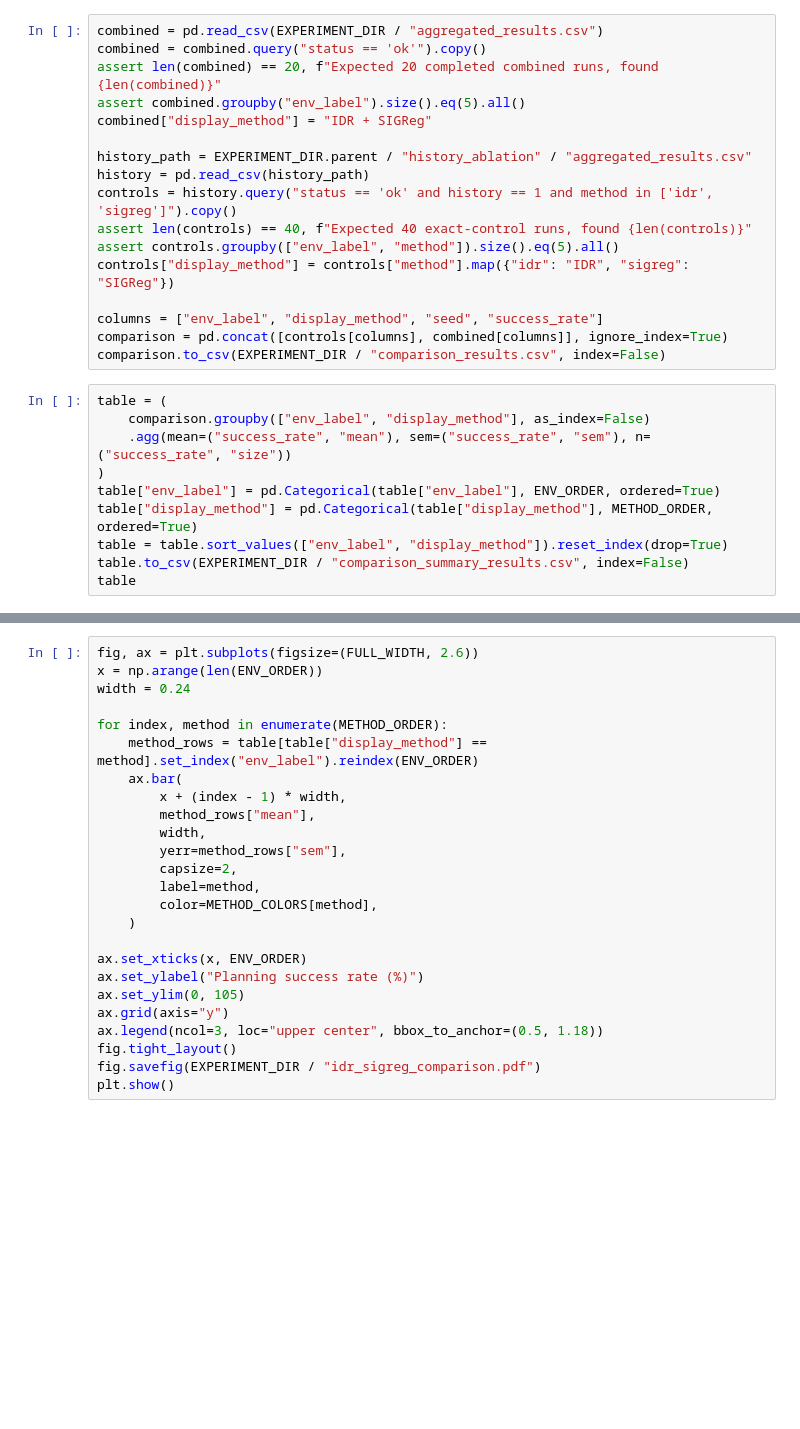
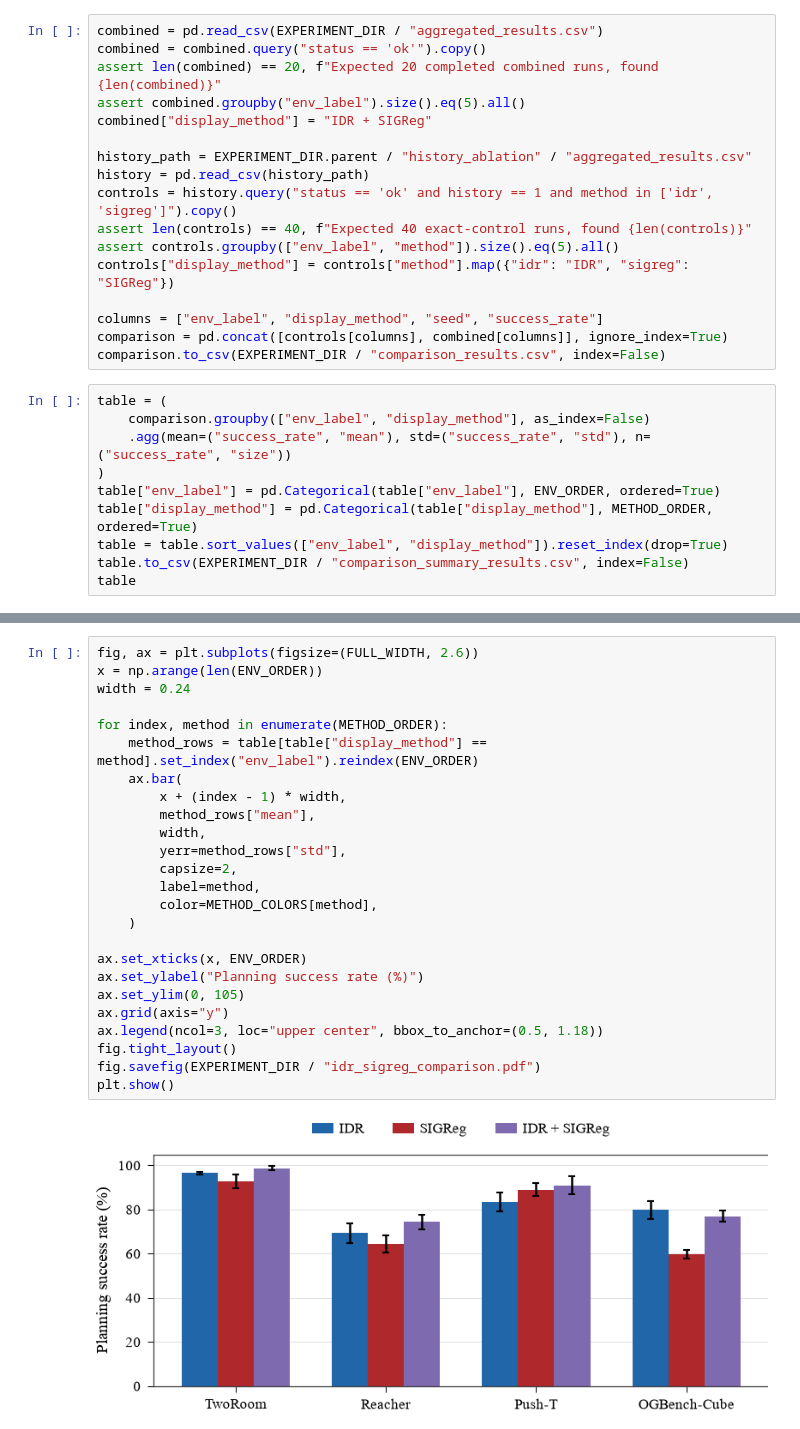
Before and after one commit to petr-ivashkov/sensorimotor-world-model, a Jupyter notebook: planning/experiments/idr_sigreg/plot_results.ipynb, the cells around one changed output, grey strips where cells are left out. Drawn from its saved outputs; the diff is of its cells as text; blank space fills up the shorter version.

```diff
--- a/planning/experiments/idr_sigreg/plot_results.ipynb
+++ b/planning/experiments/idr_sigreg/plot_results.ipynb
@@ -52,7 +52,7 @@ comparison.to_csv(EXPERIMENT_DIR / "comparison_results.csv", index=False)
 # %%
 table = (
     comparison.groupby(["env_label", "display_method"], as_index=False)
-    .agg(mean=("success_rate", "mean"), sem=("success_rate", "sem"), n=("success_rate", "size"))
+    .agg(mean=("success_rate", "mean"), std=("success_rate", "std"), n=("success_rate", "size"))
 )
 table["env_label"] = pd.Categorical(table["env_label"], ENV_ORDER, ordered=True)
 table["display_method"] = pd.Categorical(table["display_method"], METHOD_ORDER, ordered=True)
@@ -62,25 +76,27 @@ table
 # %%
 fig, ax = plt.subplots(figsize=(FULL_WIDTH, 2.6))
 x = np.arange(len(ENV_ORDER))
 width = 0.24
 
 for index, method in enumerate(METHOD_ORDER):
     method_rows = table[table["display_method"] == method].set_index("env_label").reindex(ENV_ORDER)
     ax.bar(
         x + (index - 1) * width,
         method_rows["mean"],
         width,
-        yerr=method_rows["sem"],
+        yerr=method_rows["std"],
         capsize=2,
         label=method,
         color=METHOD_COLORS[method],
     )
 
 ax.set_xticks(x, ENV_ORDER)
 ax.set_ylabel("Planning success rate (%)")
 ax.set_ylim(0, 105)
 ax.grid(axis="y")
 ax.legend(ncol=3, loc="upper center", bbox_to_anchor=(0.5, 1.18))
 fig.tight_layout()
 fig.savefig(EXPERIMENT_DIR / "idr_sigreg_comparison.pdf")
 plt.show()
+# %% [output]
+[figure, added]
```
Also changed, not shown: parts of 2 cells of this notebook, 17 other files.
